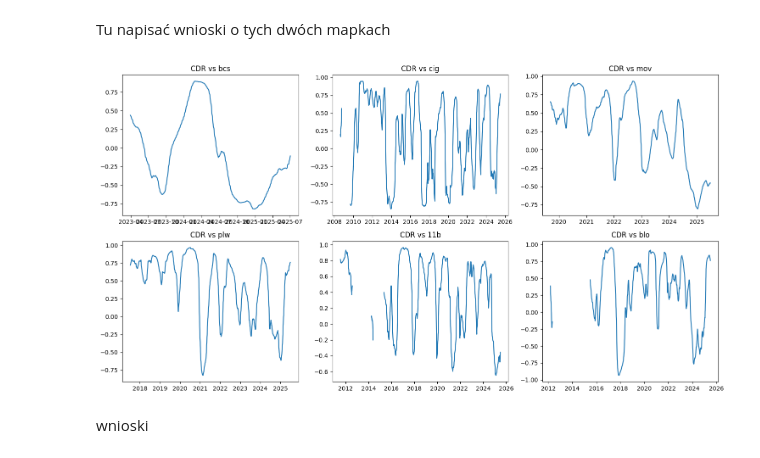
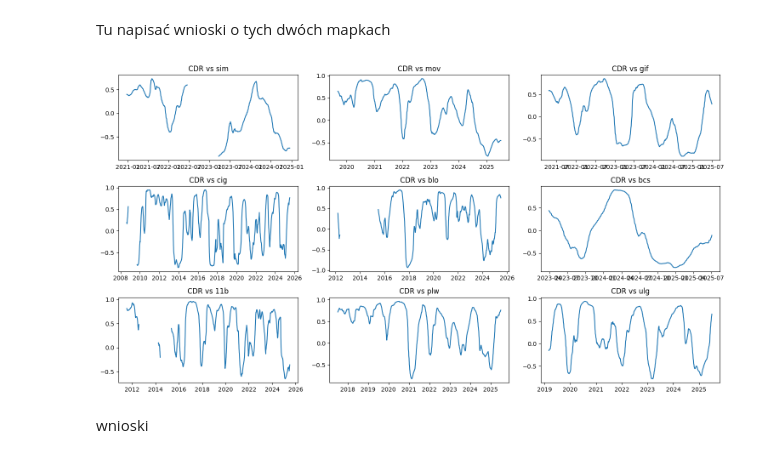
Before and after one commit to Baginsss/Gamedev-Stocks-Data-Analysis, a Jupyter notebook: main.ipynb, the cells around one changed output. Drawn from its saved outputs; the diff is of its cells as text; code cells hidden in the pictures.

```diff
--- a/main.ipynb
+++ b/main.ipynb
@@ -141,21 +141,21 @@ Tu napisać wnioski o tych dwóch mapkach
 # %%
 monthly_close = close_prices.resample('ME').last()
 rolling_corr = monthly_close['cdr'].rolling(12).corr(monthly_close[ticker])
 
-selected_tickers = ['bcs', 'cig', 'mov', 'plw', '11b', 'blo']
+selected_tickers = ['sim', 'mov', 'gif', 'cig', 'blo', 'bcs', '11b', 'plw', 'ulg']
 
-fig, axs = plt.subplots(2, 3, figsize=(15, 8))
+fig, axs = plt.subplots(3, 3, figsize=(15, 8))
 
 for i, ticker in enumerate(selected_tickers):
     ax = axs[i//3, i%3]
     rolling_corr = close_prices['cdr'].rolling(180).corr(close_prices[ticker])
     ax.plot(rolling_corr)
     ax.set_title(f'CDR vs {ticker}')
 plt.tight_layout()
 plt.savefig('rollingcorr_cdr_vs_rest')
 plt.show()
 # %% [output]
-[figure, old version]
+[figure, new version]
 # %% [markdown]
 wnioski
 # %% [markdown]
```
Also changed, not shown: parts of 5 cells of this notebook, 7 other files.
